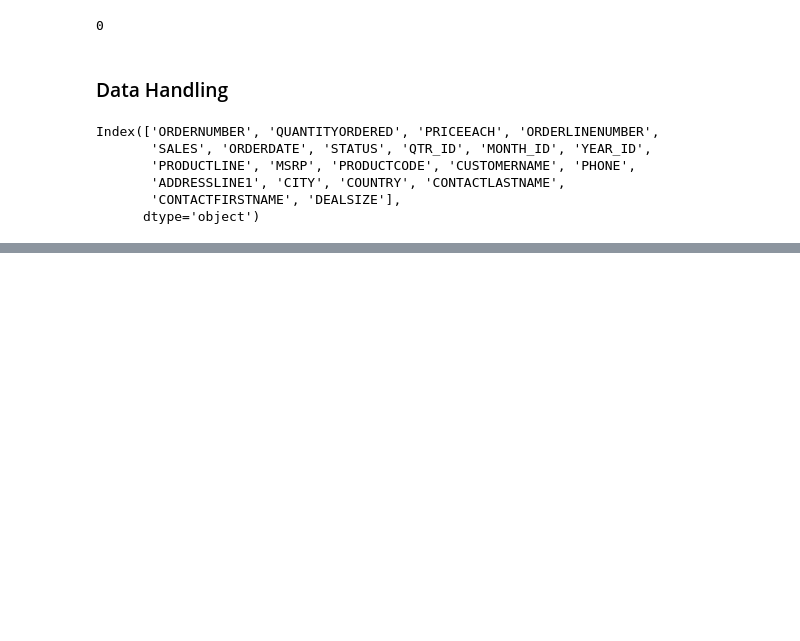
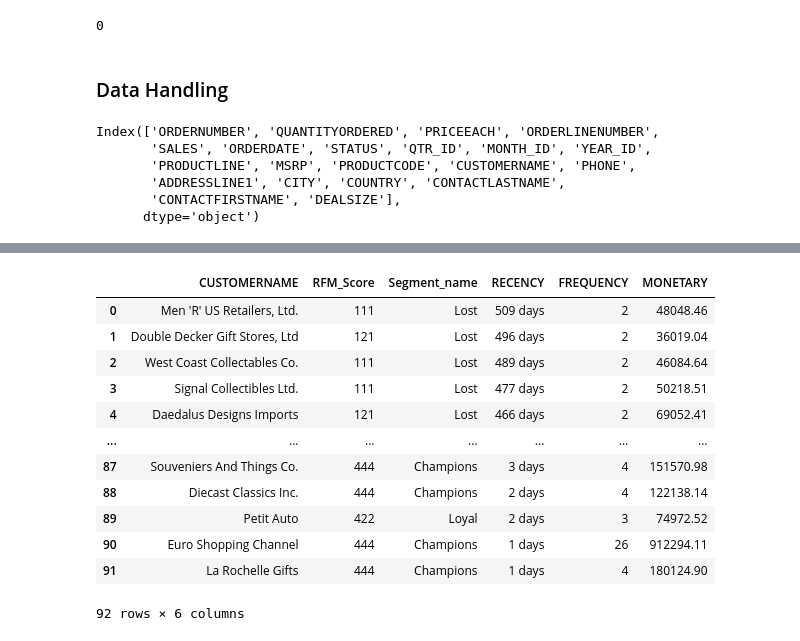
Before and after one commit to huseynaxmedov1999/RFM-Segmentation-and-customer-profiling, a Jupyter notebook: Full RFM Segmentation and Customer Profiling1.ipynb, the cells around one changed output, grey strips where cells are left out. Saved outputs shown, nothing was run; the diff lists cells and outputs as text; code cells hidden in the pictures; blank space fills up the shorter version.

```diff
--- a/Full RFM Segmentation and Customer Profiling1.ipynb
+++ b/Full RFM Segmentation and Customer Profiling1.ipynb
@@ -105,0 +284,22 @@ Index(['ORDERNUMBER', 'QUANTITYORDERED', 'PRICEEACH', 'ORDERLINENUMBER',
+# %%
+RFM_segment = (
+    RFM_segment
+    .merge(Recency[['CUSTOMERNAME', 'RECENCY']], on='CUSTOMERNAME', how='left')
+    .merge(Frequency[['CUSTOMERNAME', 'FREQUENCY']], on='CUSTOMERNAME', how='left')
+    .merge(Monetary[['CUSTOMERNAME', 'MONETARY']], on='CUSTOMERNAME', how='left')
+) # Merge RFM segment DataFrame with original Recency, Frequency, and Monetary values for comprehensive customer profiling
+RFM_segment
+# %% [output]
+|  | CUSTOMERNAME | RFM_Score | Segment_name | RECENCY | FREQUENCY | MONETARY |
+| 0 | Men 'R' US Retailers, Ltd. | 111 | Lost | 509 days | 2 | 48048.46 |
+| 1 | Double Decker Gift Stores, Ltd | 121 | Lost | 496 days | 2 | 36019.04 |
+| 2 | West Coast Collectables Co. | 111 | Lost | 489 days | 2 | 46084.64 |
+| 3 | Signal Collectibles Ltd. | 111 | Lost | 477 days | 2 | 50218.51 |
+| 4 | Daedalus Designs Imports | 121 | Lost | 466 days | 2 | 69052.41 |
+| ... | ... | ... | ... | ... | ... | ... |
+| 87 | Souveniers And Things Co. | 444 | Champions | 3 days | 4 | 151570.98 |
+| 88 | Diecast Classics Inc. | 444 | Champions | 2 days | 4 | 122138.14 |
+| 89 | Petit Auto | 422 | Loyal | 2 days | 3 | 74972.52 |
+| 90 | Euro Shopping Channel | 444 | Champions | 1 days | 26 | 912294.11 |
+| 91 | La Rochelle Gifts | 444 | Champions | 1 days | 4 | 180124.90 |
+92 rows × 6 columns
```
Also changed, not shown: parts of 19 cells of this notebook.
